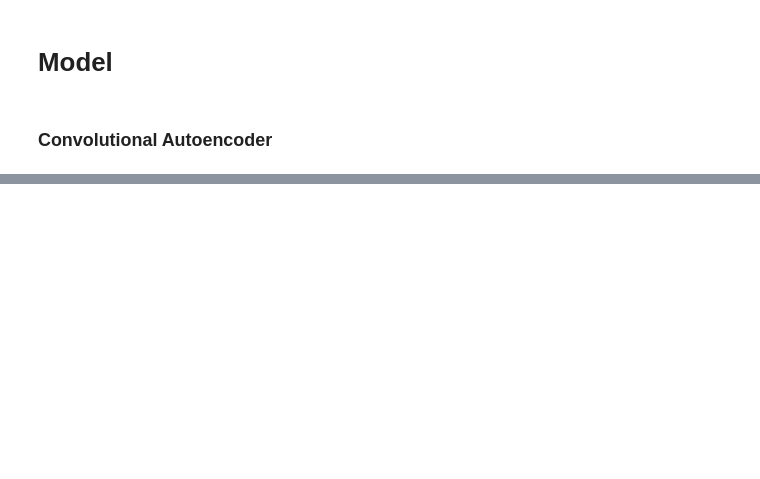
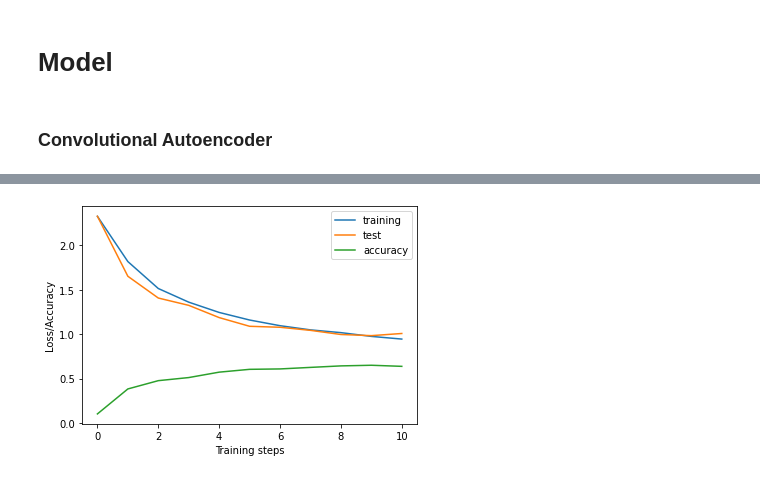
Before and after one commit to nlaasch/iannwtf, a Jupyter notebook: Homework 8/homework8.ipynb, the cells around one changed output, grey strips where cells are left out. Drawn from its saved outputs; the diff is of its cells as text; code cells hidden in the pictures; blank space fills up the shorter version.

```diff
--- a/Homework 8/homework8.ipynb
+++ b/Homework 8/homework8.ipynb
@@ -70,0 +92,29 @@ for image, label in train_ds_image.take(1):
+# %%
+class Decoder(Layer):
+  def __init__(self):
+    super(Decoder, self).__init__()
+    # In Question
+    #self.dense = Dense(7, activation = "relu")
+    self.transp_1 = Conv2DTranspose(32, (3, 3), strides=2, activation="relu", padding="same")
+    self.transp_2 = Conv2DTranspose(32, (3, 3), strides=2, activation="relu", padding="same")
+    self.conv_1 = Conv2D(1, (3, 3), activation="sigmoid", padding="same")
+
+  def call(self, input):
+    #x = self.dense(input)
+    x = self.transp_1(input)
+    x = self.transp_2(x)
+    x = self.conv_1(x)
+
+    return (x)
+# %%
+class Autoencoder():
+
+    def __init__(self):
+        self.encoder = Encoder()
+        self.decoder = Decoder()
+
+    def call(self, input):
+        x = self.encoder(input)
+        x = self.decoder(x)
+
+        return x
@@ -70,0 +218,14 @@ for image, label in train_ds_image.take(1):
+# %%
+# Visualisation
+import matplotlib.pyplot as plt
+
+plt.figure()
+line1, = plt.plot(train_losses)
+line2, = plt.plot(test_losses)
+line3, = plt.plot(test_accuracies)
+plt.xlabel("Training steps")
+plt.ylabel("Loss/Accuracy")
+plt.legend((line1,line2,line3),("training","test", "accuracy"))
+plt.show()
+# %% [output]
+[figure, added]
```
Also changed, not shown: parts of 10 cells of this notebook.
